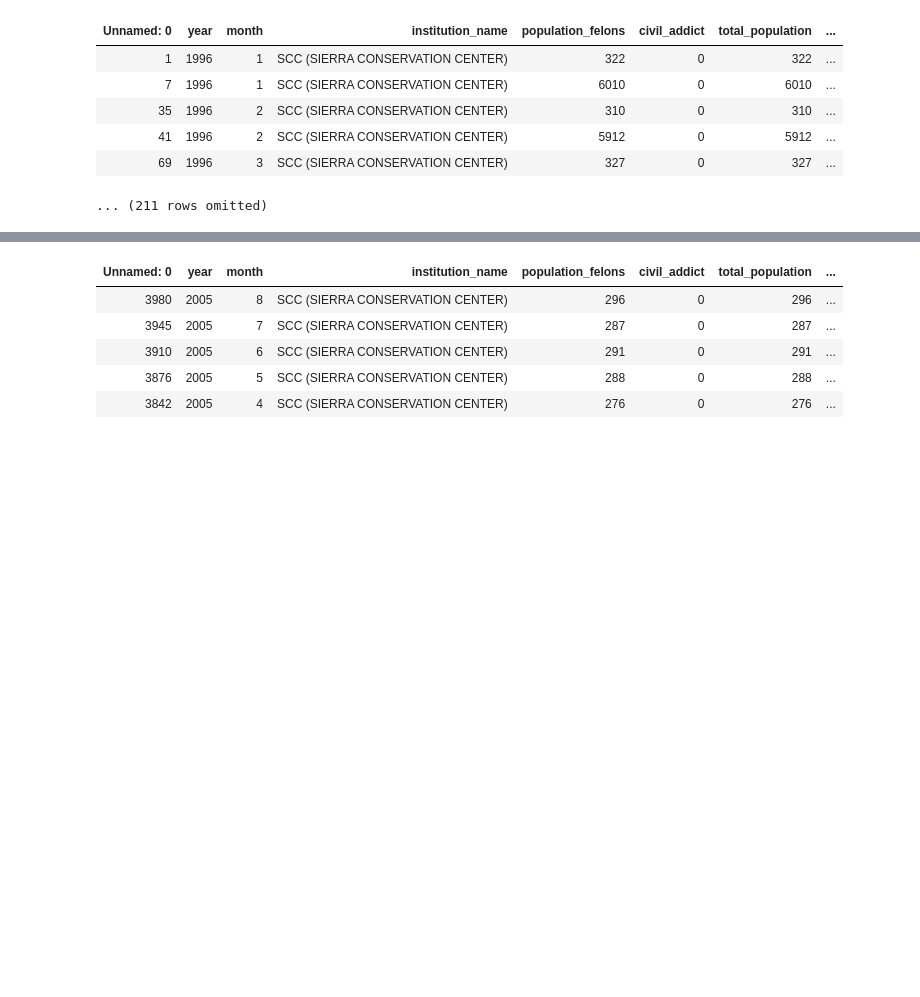
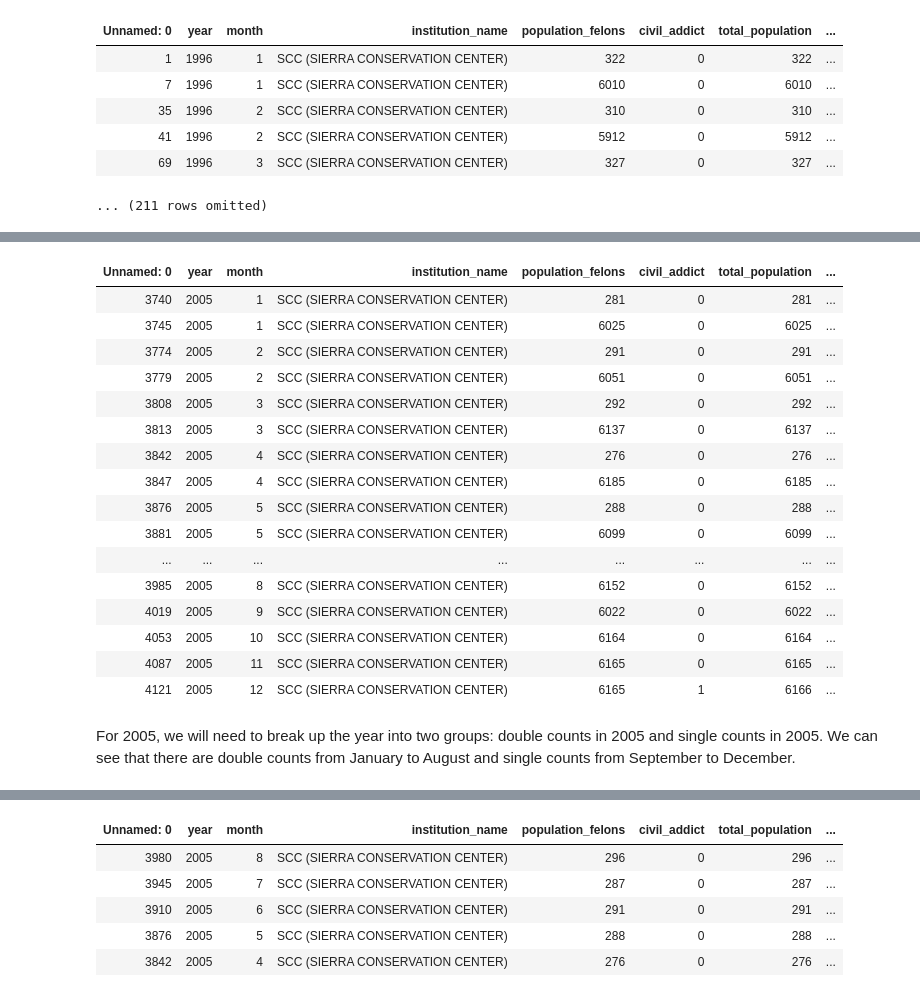
Before and after one commit to ds-modules/ES-21AC-SP19, a Jupyter notebook: Final.ipynb, the cells around one changed output, grey strips where cells are left out. Cells and saved outputs as stored; diff of their text form; code cells hidden in the pictures; blank space fills up the shorter version.

Commit message:
finished vsp and intro.
Working on the second half of sierra

```diff
--- a/Final.ipynb
+++ b/Final.ipynb
@@ -502,0 +591,23 @@ small_counts_table = Table(sierra_cc.labels)
+# %%
+sierra_2005 = sierra_cc.where('year', 2005)
+sierra_2005.show()
+# %% [output]
+| Unnamed: 0 | year | month | institution_name | population_felons | civil_addict | total_population | ... |
+| 3740 | 2005 | 1 | SCC (SIERRA CONSERVATION CENTER) | 281 | 0 | 281 | ... |
+| 3745 | 2005 | 1 | SCC (SIERRA CONSERVATION CENTER) | 6025 | 0 | 6025 | ... |
+| 3774 | 2005 | 2 | SCC (SIERRA CONSERVATION CENTER) | 291 | 0 | 291 | ... |
+| 3779 | 2005 | 2 | SCC (SIERRA CONSERVATION CENTER) | 6051 | 0 | 6051 | ... |
+| 3808 | 2005 | 3 | SCC (SIERRA CONSERVATION CENTER) | 292 | 0 | 292 | ... |
+| 3813 | 2005 | 3 | SCC (SIERRA CONSERVATION CENTER) | 6137 | 0 | 6137 | ... |
+| 3842 | 2005 | 4 | SCC (SIERRA CONSERVATION CENTER) | 276 | 0 | 276 | ... |
+| 3847 | 2005 | 4 | SCC (SIERRA CONSERVATION CENTER) | 6185 | 0 | 6185 | ... |
+| 3876 | 2005 | 5 | SCC (SIERRA CONSERVATION CENTER) | 288 | 0 | 288 | ... |
+| 3881 | 2005 | 5 | SCC (SIERRA CONSERVATION CENTER) | 6099 | 0 | 6099 | ... |
+| ... | ... | ... | ... | ... | ... | ... | ... |
+| 3985 | 2005 | 8 | SCC (SIERRA CONSERVATION CENTER) | 6152 | 0 | 6152 | ... |
+| 4019 | 2005 | 9 | SCC (SIERRA CONSERVATION CENTER) | 6022 | 0 | 6022 | ... |
+| 4053 | 2005 | 10 | SCC (SIERRA CONSERVATION CENTER) | 6164 | 0 | 6164 | ... |
+| 4087 | 2005 | 11 | SCC (SIERRA CONSERVATION CENTER) | 6165 | 0 | 6165 | ... |
+| 4121 | 2005 | 12 | SCC (SIERRA CONSERVATION CENTER) | 6165 | 1 | 6166 | ... |
+# %% [markdown]
+For 2005, we will need to break up the year into two groups: double counts in 2005 and single counts in 2005. We can see that there are double counts from January to August and single counts from September to December.
```
Also changed, not shown: parts of 43 cells of this notebook.
